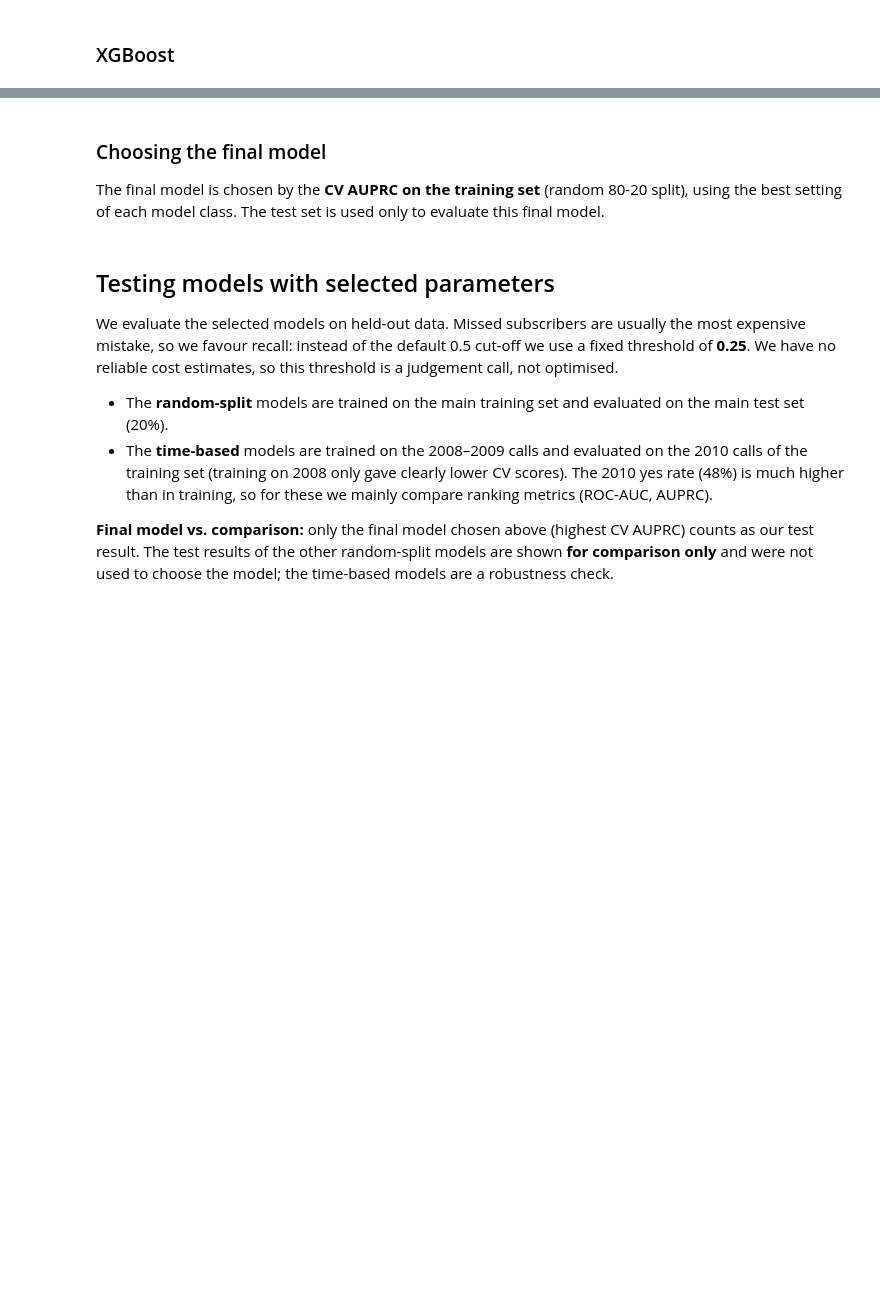
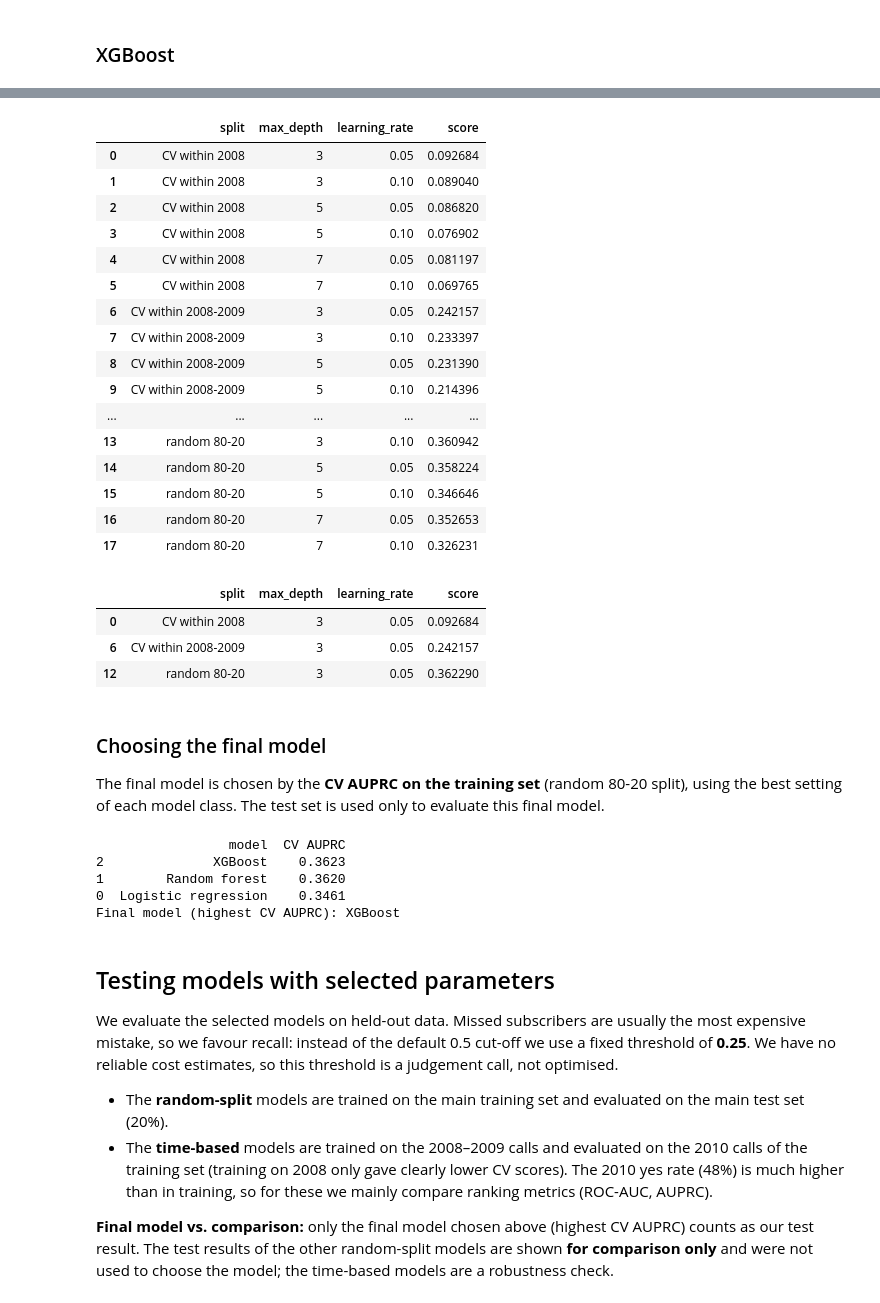
Before and after one commit to abigmugofcoffee/ml_hw, a Jupyter notebook: bank_marketing_project.ipynb, the cells around one changed output, grey strips where cells are left out. Drawn from its saved outputs; the diff is of its cells as text; code cells hidden in the pictures; blank space fills up the shorter version.

Commit message:
Finalize hyperparameter choosing

```diff
--- a/bank_marketing_project.ipynb
+++ b/bank_marketing_project.ipynb
@@ -572,22 +644,35 @@ print(rf_hyperparameters)
 # %% [markdown]
 ### XGBoost
 # %%
-from xgboost import XGBClassifier
-
 cv = StratifiedKFold(n_splits=5, shuffle=True, random_state=4)
 results_xgb = []
 
-for depth in [3, 5, 7]:
-    for lr in [0.05, 0.1]:
-        xgb = XGBClassifier(n_estimators=300, max_depth=depth, learning_rate=lr, subsample=0.8,
-                            colsample_bytree=0.8, eval_metric="logloss",
-                            random_state=0, n_jobs=-1)
+# Define the three training datasets
+training_splits = {
+    "random 80-20": (X_train, y_train),
+    "CV within 2008": (
+        X.loc[time_splits["train 2008 -> test 2009"][0]],
+        y.loc[time_splits["train 2008 -> test 2009"][0]]
+    ),
+    "CV within 2008-2009": (
+        X.loc[time_splits["train 2008-2009 -> test 2010"][0]],
+        y.loc[time_splits["train 2008-2009 -> test 2010"][0]]
+    )
+}
 
-        fold_scores = cross_val_score(xgb, X_train, y_train, cv=cv, scoring="average_precision")
+for split_name, (X_split, y_split) in training_splits.items():
 
-        results_xgb.append({"max_depth": depth, "learning_rate": lr,
-                            "mean_AUPRC": fold_scores.mean(), "std_AUPRC": fold_scores.std()})
-        print("max_depth =", depth, "| learning_rate =", lr, "| CV AUPRC =", round(fold_scores.mean(), 4))
+    for depth in [3, 5, 7]:
+        for lr in [0.05, 0.1]:
 
-scores_xgb = pd.DataFrame(results_xgb).sort_values("mean_AUPRC", ascending=False)
-scores_xgb
+            xgb = XGBClassifier(n_estimators=300, max_depth=depth, learning_rate=lr, subsample=0.8, colsample_bytree=0.8, eval_metric="logloss", random_state=0, n_jobs=-1)
+
+            fold_scores = cross_val_score(xgb, X_split, y_split, cv=cv, scoring="average_precision")
+
+            for score in fold_scores:
+                results_xgb.append({"split": split_name, "max_depth": depth, "learning_rate": lr, "score": score})
+
+            print(split_name, "| max_depth =", depth, "| learning_rate =", lr, "| CV AUPRC =", round(fold_scores.mean(), 4)
+            )
+
+scores_xgb = pd.DataFrame(results_xgb)
@@ -594,3 +698,34 @@ scores_xgb
+# %%
+xgb_summary = (scores_xgb.groupby(["split", "max_depth", "learning_rate"])["score"].mean().reset_index())
+xgb_summary
+# %% [output]
+|  | split | max_depth | learning_rate | score |
+| 0 | CV within 2008 | 3 | 0.05 | 0.092684 |
+| 1 | CV within 2008 | 3 | 0.10 | 0.089040 |
+| 2 | CV within 2008 | 5 | 0.05 | 0.086820 |
+| 3 | CV within 2008 | 5 | 0.10 | 0.076902 |
+| 4 | CV within 2008 | 7 | 0.05 | 0.081197 |
+| 5 | CV within 2008 | 7 | 0.10 | 0.069765 |
+| 6 | CV within 2008-2009 | 3 | 0.05 | 0.242157 |
+| 7 | CV within 2008-2009 | 3 | 0.10 | 0.233397 |
+| 8 | CV within 2008-2009 | 5 | 0.05 | 0.231390 |
+| 9 | CV within 2008-2009 | 5 | 0.10 | 0.214396 |
+| ... | ... | ... | ... | ... |
+| 13 | random 80-20 | 3 | 0.10 | 0.360942 |
+| 14 | random 80-20 | 5 | 0.05 | 0.358224 |
+| 15 | random 80-20 | 5 | 0.10 | 0.346646 |
+| 16 | random 80-20 | 7 | 0.05 | 0.352653 |
+| 17 | random 80-20 | 7 | 0.10 | 0.326231 |
+# %%
+
+best_xgb_per_split = xgb_summary.loc[xgb_summary.groupby("split")["score"].idxmax()]
+
+best_xgb_per_split
+# %% [output]
+|  | split | max_depth | learning_rate | score |
+| 0 | CV within 2008 | 3 | 0.05 | 0.092684 |
+| 6 | CV within 2008-2009 | 3 | 0.05 | 0.242157 |
+| 12 | random 80-20 | 3 | 0.05 | 0.362290 |
 # %% [markdown]
 ### Choosing the final model
 
@@ -608,6 +743,12 @@ cv_summary = pd.DataFrame({
 final_model_name = cv_summary["model"].iloc[0]
 print(cv_summary.round(4))
 print("Final model (highest CV AUPRC):", final_model_name)
+# %% [output]
+                 model  CV AUPRC
+2              XGBoost    0.3623
+1        Random forest    0.3620
+0  Logistic regression    0.3461
+Final model (highest CV AUPRC): XGBoost
 # %% [markdown]
 ## Testing models with selected parameters
 
```
Also changed, not shown: parts of 19 cells of this notebook, 2 other files.
